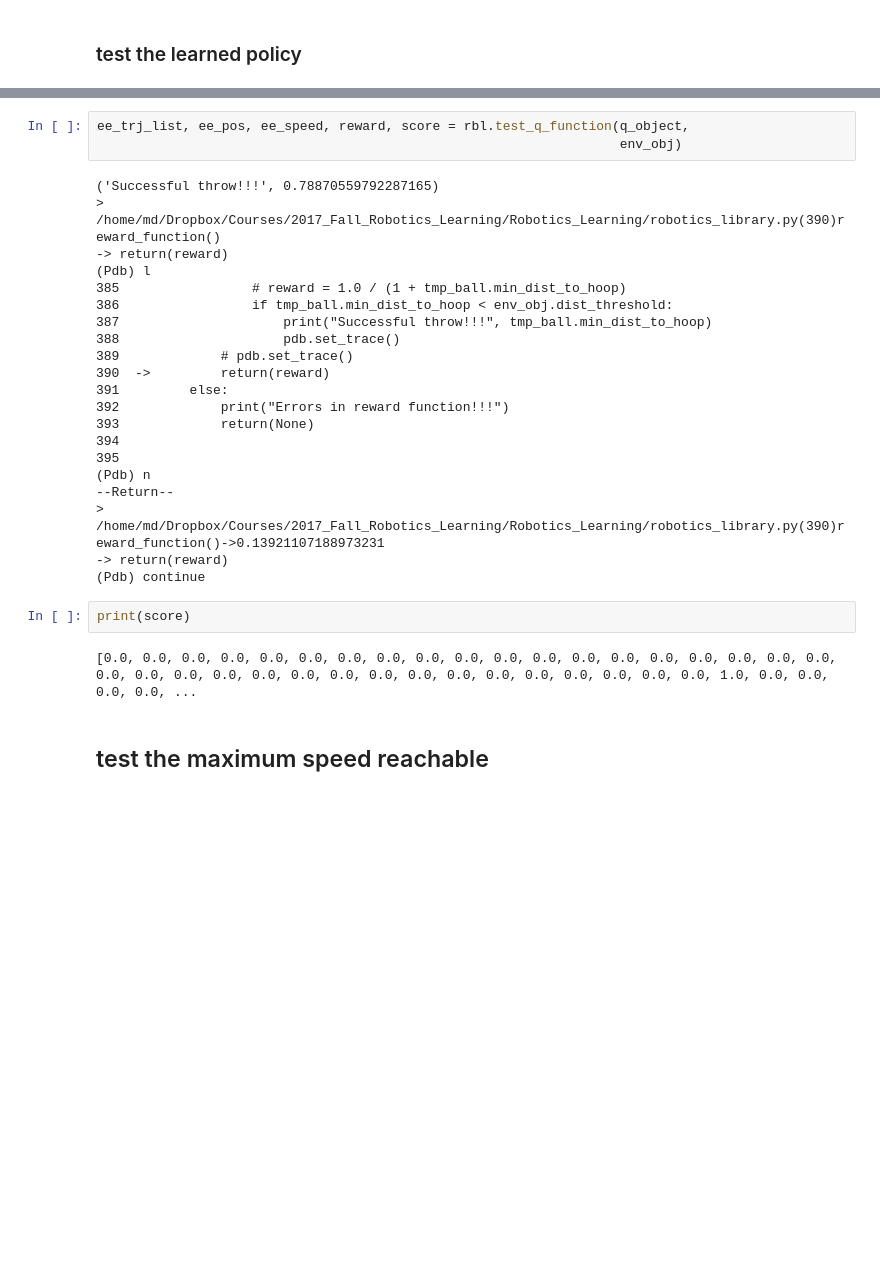
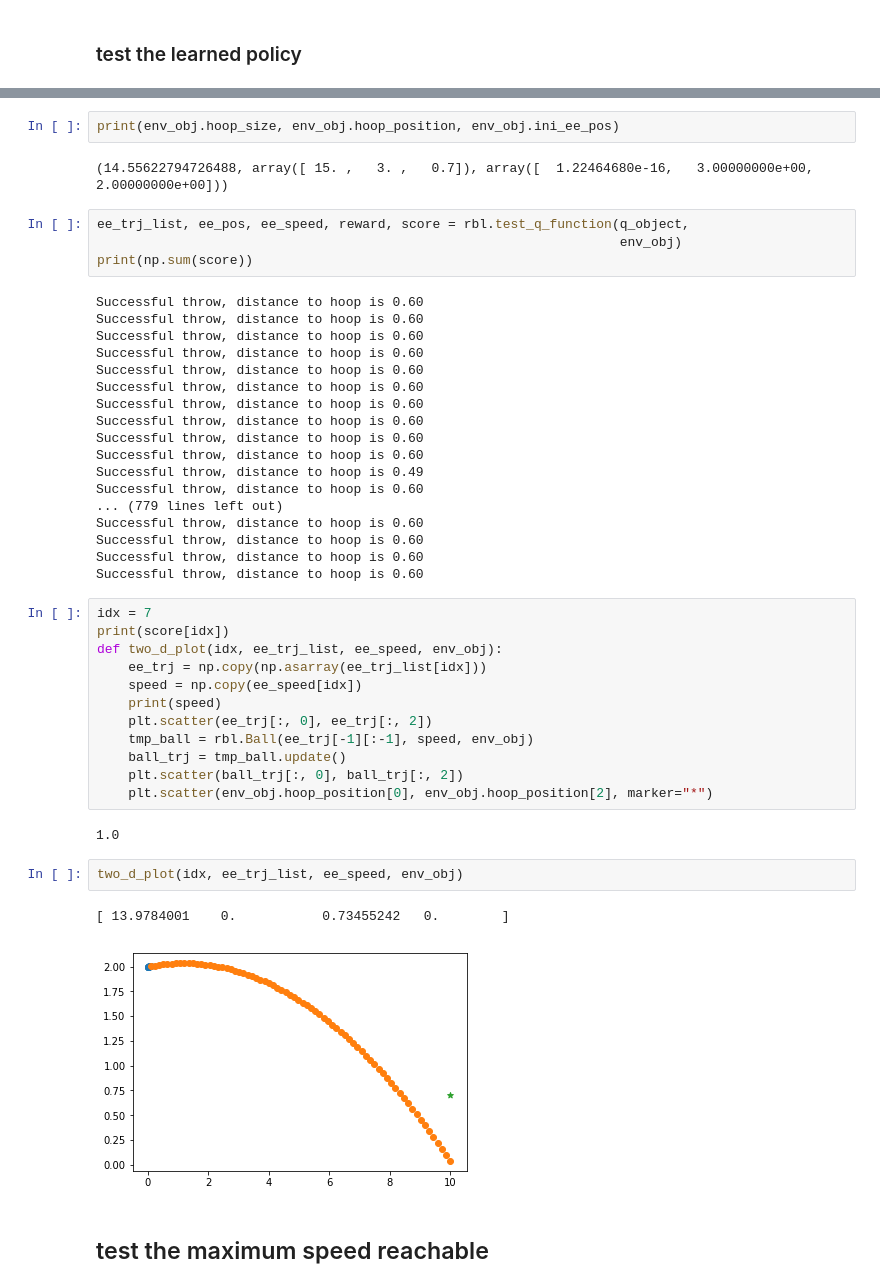
Before and after one commit to ds7711/Robotics_Learning, a Jupyter notebook: Test_robotic_library.ipynb, the cells around one changed output, grey strips where cells are left out. Drawn from its saved outputs; the diff is of its cells as text; blank space fills up the shorter version.

```diff
--- a/Test_robotic_library.ipynb
+++ b/Test_robotic_library.ipynb
@@ -21,30 +29,47 @@ initial_rm = rbl.Robotic_Manipulator_Naive(link_lengthes, initial_angles, initia
+# %%
+print(env_obj.hoop_size, env_obj.hoop_position, env_obj.ini_ee_pos)
+# %% [output]
+(14.55622794726488, array([ 15. ,   3. ,   0.7]), array([  1.22464680e-16,   3.00000000e+00,   2.00000000e+00]))
 # %%
 ee_trj_list, ee_pos, ee_speed, reward, score = rbl.test_q_function(q_object,
                                                                    env_obj)
+print(np.sum(score))
 # %% [output]
-('Successful throw!!!', 0.78870559792287165)
-> /home/md/Dropbox/Courses/2017_Fall_Robotics_Learning/Robotics_Learning/robotics_library.py(390)reward_function()
--> return(reward)
-(Pdb) l
-385                 # reward = 1.0 / (1 + tmp_ball.min_dist_to_hoop)
-386                 if tmp_ball.min_dist_to_hoop < env_obj.dist_threshold:
-387                     print("Successful throw!!!", tmp_ball.min_dist_to_hoop)
-388                     pdb.set_trace()
-389             # pdb.set_trace()
-390  ->         return(reward)
-391         else:
-392             print("Errors in reward function!!!")
-393             return(None)
-394
-395
-(Pdb) n
---Return--
-> /home/md/Dropbox/Courses/2017_Fall_Robotics_Learning/Robotics_Learning/robotics_library.py(390)reward_function()->0.13921107188973231
--> return(reward)
-(Pdb) continue
+Successful throw, distance to hoop is 0.60
+Successful throw, distance to hoop is 0.60
+Successful throw, distance to hoop is 0.60
+Successful throw, distance to hoop is 0.60
+Successful throw, distance to hoop is 0.60
+Successful throw, distance to hoop is 0.60
+Successful throw, distance to hoop is 0.60
+Successful throw, distance to hoop is 0.60
+Successful throw, distance to hoop is 0.60
+Successful throw, distance to hoop is 0.60
+Successful throw, distance to hoop is 0.49
+Successful throw, distance to hoop is 0.60
+... (779 lines left out)
+Successful throw, distance to hoop is 0.60
+Successful throw, distance to hoop is 0.60
+Successful throw, distance to hoop is 0.60
+Successful throw, distance to hoop is 0.60
-# %%
-print(score)
-# %% [output]
-[0.0, 0.0, 0.0, 0.0, 0.0, 0.0, 0.0, 0.0, 0.0, 0.0, 0.0, 0.0, 0.0, 0.0, 0.0, 0.0, 0.0, 0.0, 0.0, 0.0, 0.0, 0.0, 0.0, 0.0, 0.0, 0.0, 0.0, 0.0, 0.0, 0.0, 0.0, 0.0, 0.0, 0.0, 0.0, 1.0, 0.0, 0.0, 0.0, 0.0, ...
+# %%
+idx = 7
+print(score[idx])
+def two_d_plot(idx, ee_trj_list, ee_speed, env_obj):
+    ee_trj = np.copy(np.asarray(ee_trj_list[idx]))
+    speed = np.copy(ee_speed[idx])
+    print(speed)
+    plt.scatter(ee_trj[:, 0], ee_trj[:, 2])
+    tmp_ball = rbl.Ball(ee_trj[-1][:-1], speed, env_obj)
+    ball_trj = tmp_ball.update()
+    plt.scatter(ball_trj[:, 0], ball_trj[:, 2])
+    plt.scatter(env_obj.hoop_position[0], env_obj.hoop_position[2], marker="*")
+# %% [output]
+1.0
+# %%
+two_d_plot(idx, ee_trj_list, ee_speed, env_obj)
+# %% [output]
+[ 13.9784001    0.           0.73455242   0.        ]
+[figure, added]
 # %% [markdown]
 ## test the maximum speed reachable
```
Also changed, not shown: parts of 14 cells of this notebook, 2 other files.
